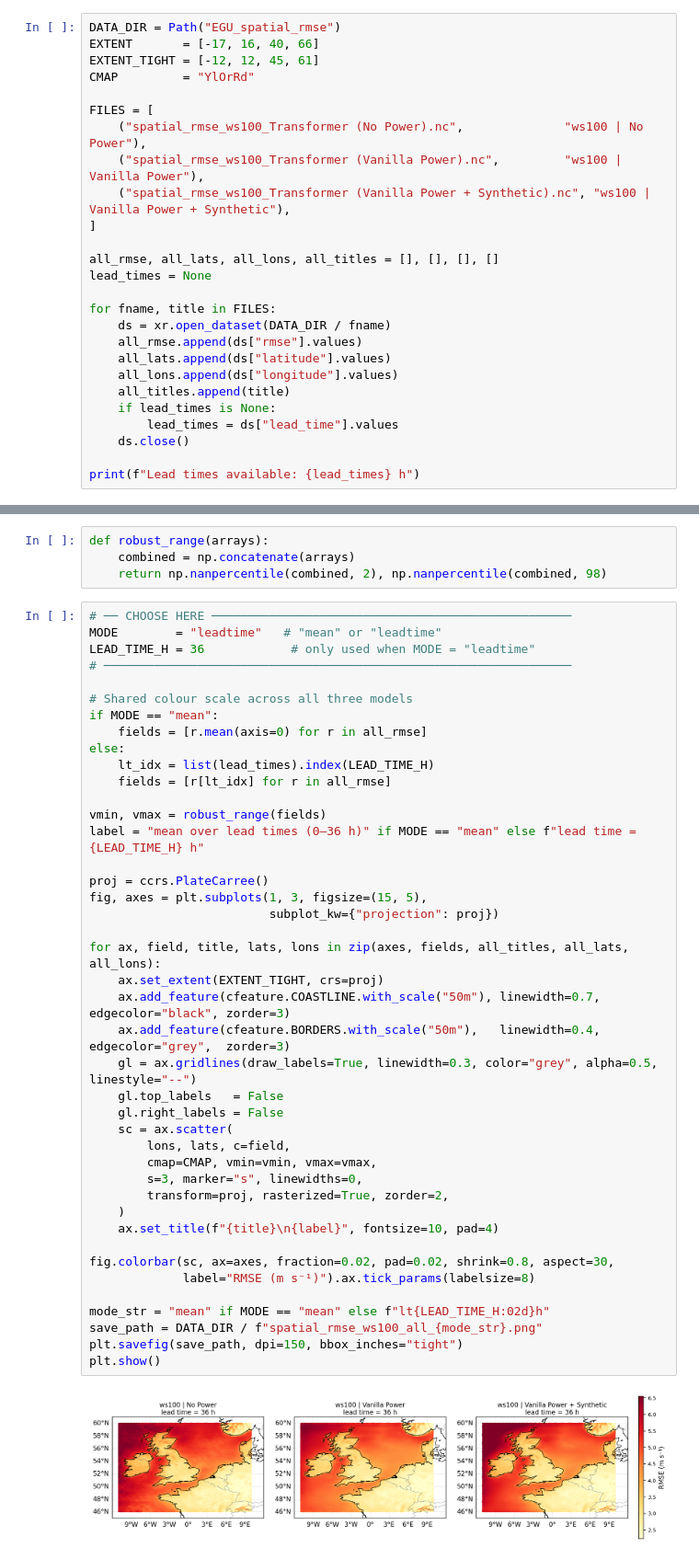
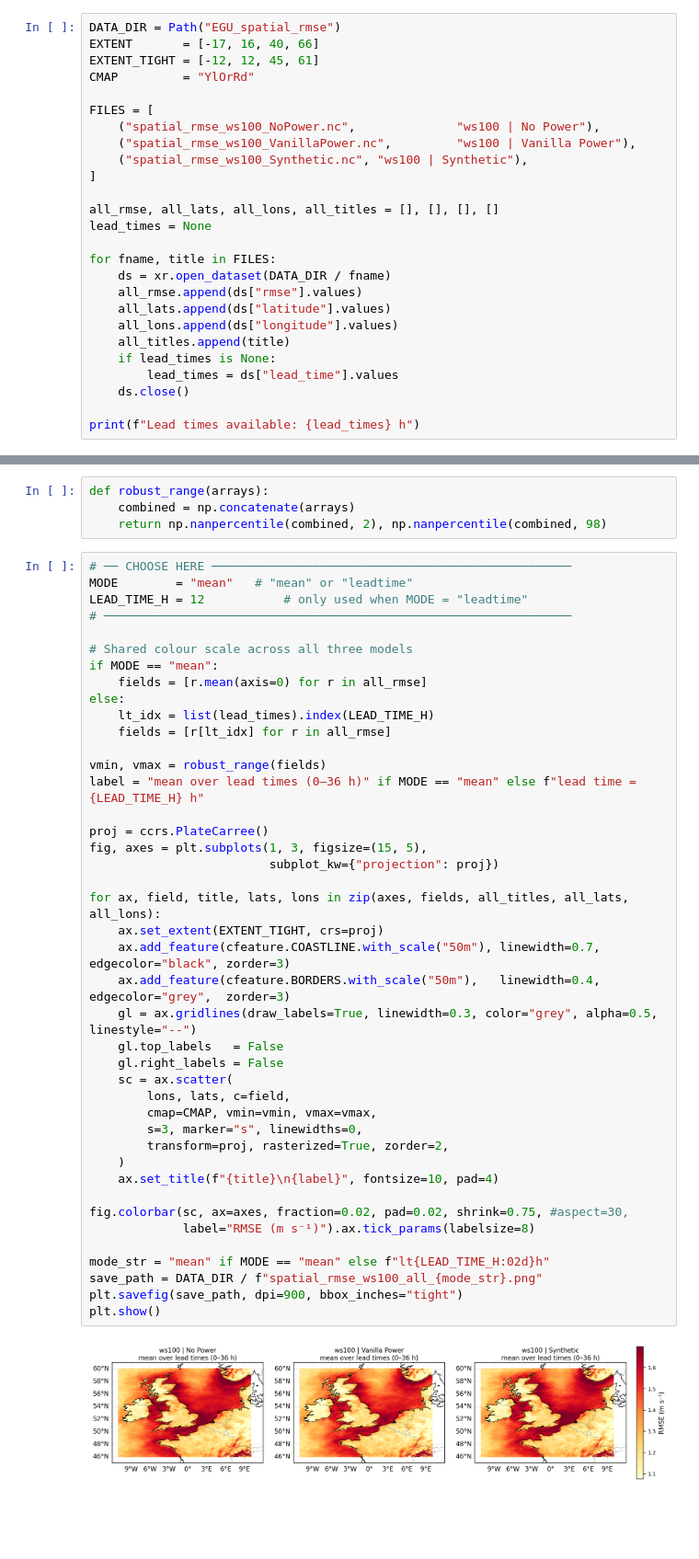
Before and after one commit to UAntwerpM4S/WindAI, a Jupyter notebook: verification/inspect.ipynb, the cells around one changed output, grey strips where cells are left out. Shown at 92% size. Cells and saved outputs as stored; diff of their text form; blank space fills up the shorter version.

```diff
--- a/verification/inspect.ipynb
+++ b/verification/inspect.ipynb
@@ -15,9 +15,9 @@ EXTENT_TIGHT = [-12, 12, 45, 61]
 CMAP         = "YlOrRd"
 
 FILES = [
-    ("spatial_rmse_ws100_Transformer (No Power).nc",              "ws100 | No Power"),
-    ("spatial_rmse_ws100_Transformer (Vanilla Power).nc",         "ws100 | Vanilla Power"),
-    ("spatial_rmse_ws100_Transformer (Vanilla Power + Synthetic).nc", "ws100 | Vanilla Power + Synthetic"),
+    ("spatial_rmse_ws100_NoPower.nc",              "ws100 | No Power"),
+    ("spatial_rmse_ws100_VanillaPower.nc",         "ws100 | Vanilla Power"),
+    ("spatial_rmse_ws100_Synthetic.nc", "ws100 | Synthetic"),
 ]
 
 all_rmse, all_lats, all_lons, all_titles = [], [], [], []
@@ -46,8 +46,8 @@ def robust_range(arrays):
     return np.nanpercentile(combined, 2), np.nanpercentile(combined, 98)
 # %%
 # ── CHOOSE HERE ──────────────────────────────────────────────────
-MODE        = "leadtime"   # "mean" or "leadtime"
-LEAD_TIME_H = 36            # only used when MODE = "leadtime"
+MODE        = "mean"   # "mean" or "leadtime"
+LEAD_TIME_H = 12           # only used when MODE = "leadtime"
 # ─────────────────────────────────────────────────────────────────
 
 # Shared colour scale across all three models
@@ -58,33 +58,33 @@ else:
     fields = [r[lt_idx] for r in all_rmse]
 
 vmin, vmax = robust_range(fields)
 label = "mean over lead times (0–36 h)" if MODE == "mean" else f"lead time = {LEAD_TIME_H} h"
 
 proj = ccrs.PlateCarree()
 fig, axes = plt.subplots(1, 3, figsize=(15, 5),
                          subplot_kw={"projection": proj})
 
 for ax, field, title, lats, lons in zip(axes, fields, all_titles, all_lats, all_lons):
     ax.set_extent(EXTENT_TIGHT, crs=proj)
     ax.add_feature(cfeature.COASTLINE.with_scale("50m"), linewidth=0.7, edgecolor="black", zorder=3)
     ax.add_feature(cfeature.BORDERS.with_scale("50m"),   linewidth=0.4, edgecolor="grey",  zorder=3)
     gl = ax.gridlines(draw_labels=True, linewidth=0.3, color="grey", alpha=0.5, linestyle="--")
     gl.top_labels   = False
     gl.right_labels = False
     sc = ax.scatter(
         lons, lats, c=field,
         cmap=CMAP, vmin=vmin, vmax=vmax,
         s=3, marker="s", linewidths=0,
         transform=proj, rasterized=True, zorder=2,
     )
     ax.set_title(f"{title}\n{label}", fontsize=10, pad=4)
 
-fig.colorbar(sc, ax=axes, fraction=0.02, pad=0.02, shrink=0.8, aspect=30,
+fig.colorbar(sc, ax=axes, fraction=0.02, pad=0.02, shrink=0.75, #aspect=30,
              label="RMSE (m s⁻¹)").ax.tick_params(labelsize=8)
 
 mode_str = "mean" if MODE == "mean" else f"lt{LEAD_TIME_H:02d}h"
 save_path = DATA_DIR / f"spatial_rmse_ws100_all_{mode_str}.png"
-plt.savefig(save_path, dpi=150, bbox_inches="tight")
+plt.savefig(save_path, dpi=900, bbox_inches="tight")
 plt.show()
 # %% [output]
-[figure, old version]
+[figure, new version]
```
Also changed, not shown: 20 other files.
